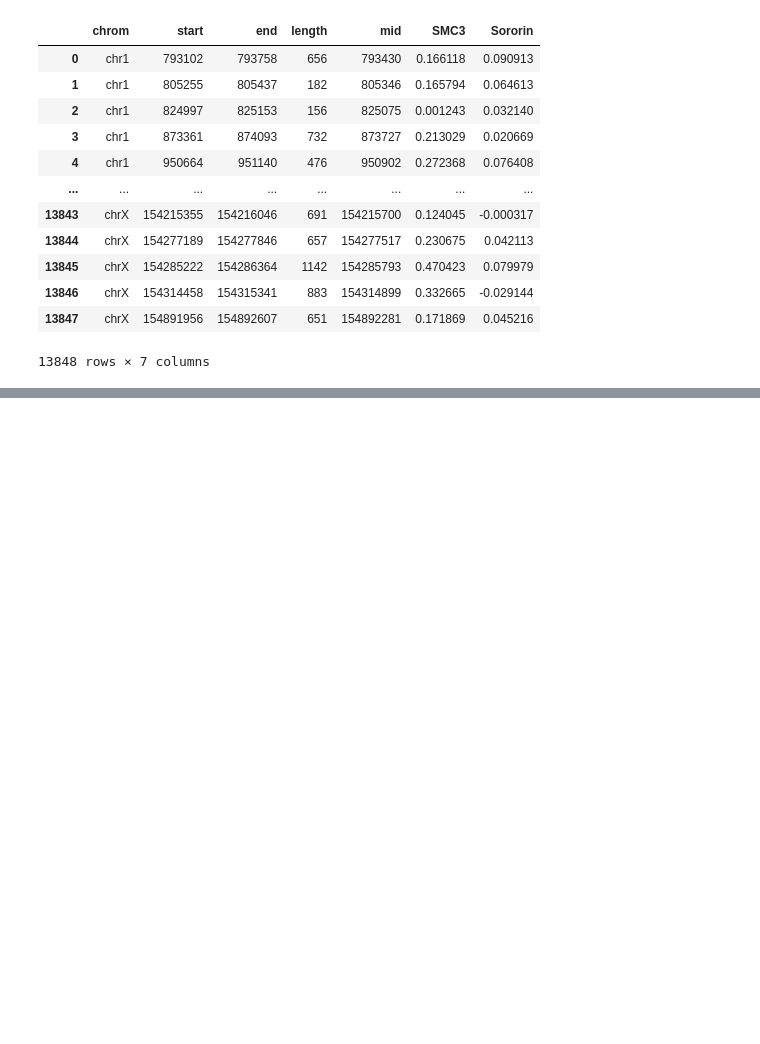
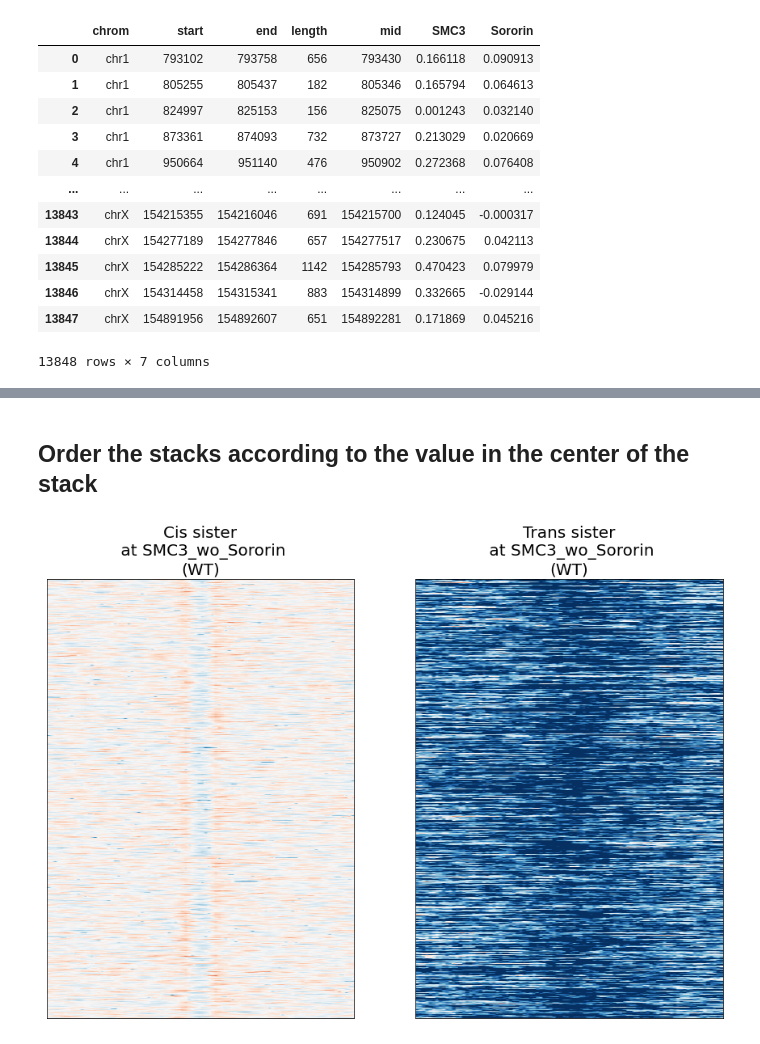
Before and after one commit to sonkoles29/Ochs2023, a Jupyter notebook: 004_Generate_HiC_line_profiles_SMC3_wo_Sororin.ipynb, the cells around one changed output, grey strips where cells are left out. Cells and saved outputs as stored; diff of their text form; code cells hidden in the pictures; blank space fills up the shorter version.

```diff
--- a/004_Generate_HiC_line_profiles_SMC3_wo_Sororin.ipynb
+++ b/004_Generate_HiC_line_profiles_SMC3_wo_Sororin.ipynb
@@ -195,0 +148,2 @@ resDir = "/groups/gerlich/experiments/Experiments_005700/005784/results/signal_p
+# %% [markdown]
+## Order the stacks according to the value in the center of the stack
@@ -195,0 +174,20 @@ resDir = "/groups/gerlich/experiments/Experiments_005700/005784/results/signal_p
+# %%
+fig, ax = plt.subplots(1, 2)
+im = ax[0].imshow(wtPrepared["cis"], vmin=-.8, vmax=.8, aspect='auto', cmap = mpl.cm.get_cmap('RdBu_r'), rasterized=True)
+ax[1].imshow(wtPrepared["trans"], vmin=-.8, vmax=.8, aspect='auto', cmap = mpl.cm.get_cmap('RdBu_r'), rasterized=True)
+
+
+ax[0].set_title(f"Cis sister\n at {center}\n(WT)", fontsize = 20)
+#fig.colorbar(im, ax=ax[0], label="log2 (obs/exp)", location = 'bottom', shrink = 0.5)
+ax[1].set_title(f"Trans sister\n at {center}\n(WT)", fontsize = 20)
+#fig.colorbar(im, ax=ax[1], label="log2 (obs/exp)", location = 'bottom', shrink = 0.5)
+# remove ticklabels
+for i in range(2):
+    ax[i].set_xticks([])
+    ax[i].set_yticks([])
+    ax[i].set_xticklabels([])
+    ax[i].set_yticklabels([])
+fig.set_size_inches(15, 10)
+plt.show()
+# %% [output]
+[figure, added]
```
Also changed, not shown: parts of 13 cells of this notebook, 1 other file.
